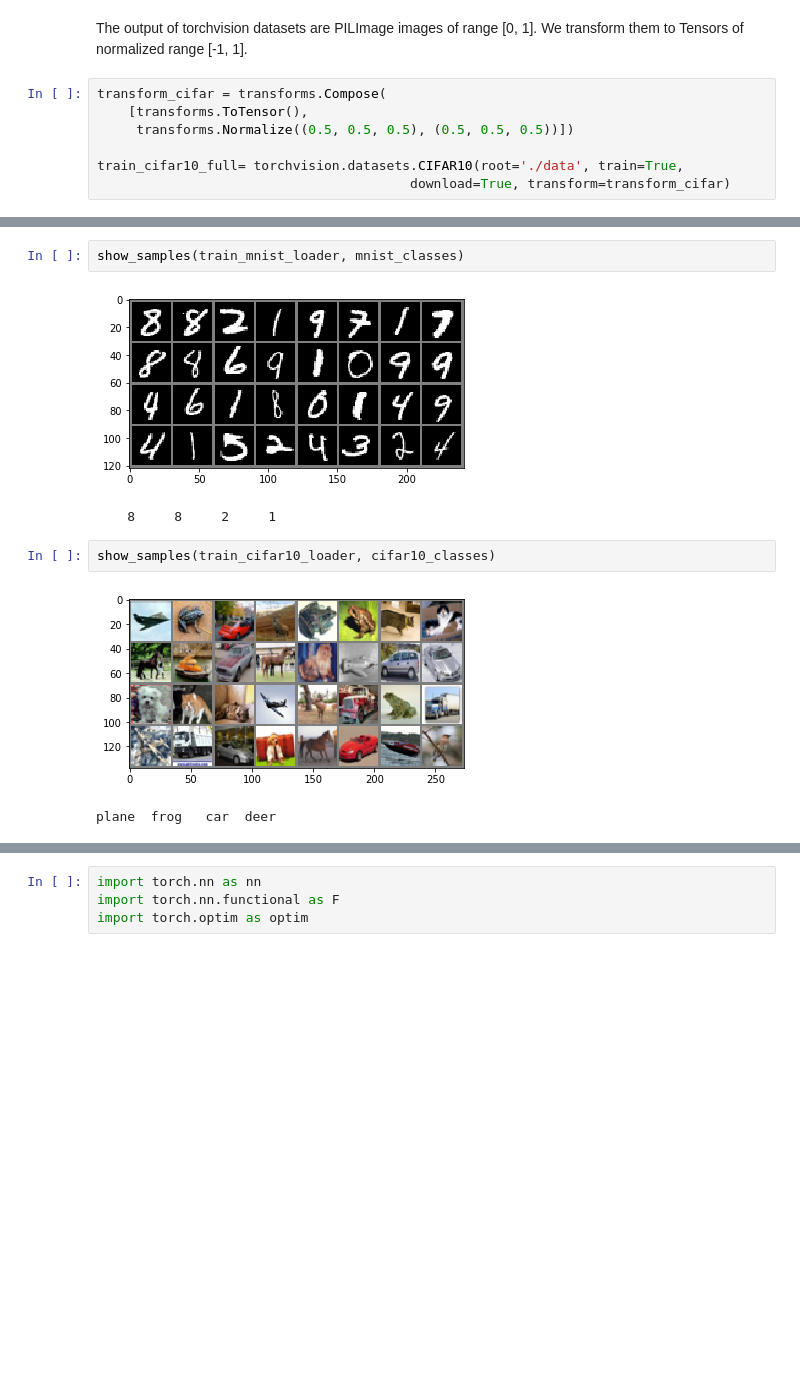
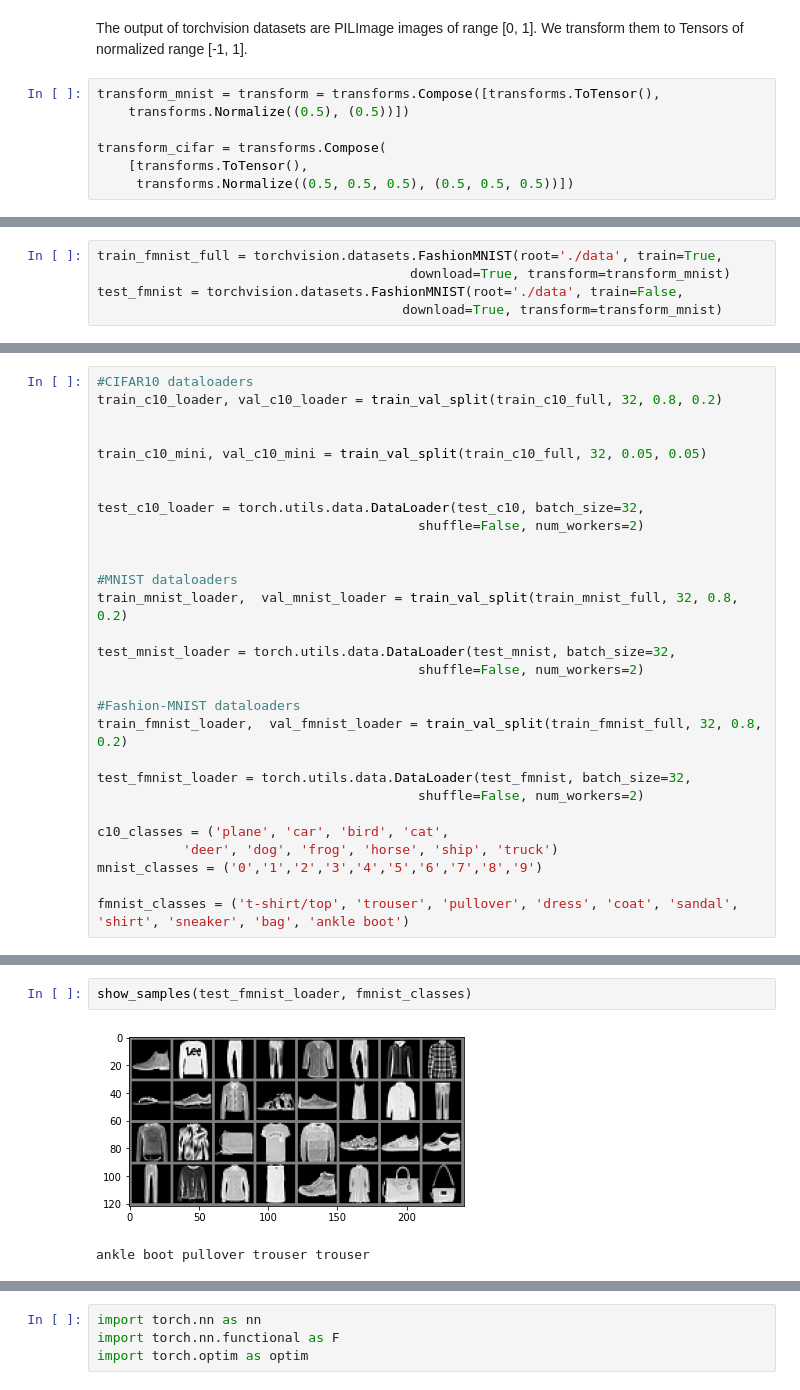
Before and after one commit to gportela8/Handwritten-Digits-Recognition, a Jupyter notebook: project_main.ipynb, the cells around one changed output, grey strips where cells are left out. Drawn from its saved outputs; the diff is of its cells as text; blank space fills up the shorter version.

Commit message:
Almost fully modular now, and threw in Fashion MNIST too

```diff
--- a/project_main.ipynb
+++ b/project_main.ipynb
@@ -12,9 +15,9 @@ import math
 The output of torchvision datasets are PILImage images of range [0, 1].
 We transform them to Tensors of normalized range [-1, 1].
 # %%
+transform_mnist = transform = transforms.Compose([transforms.ToTensor(),
+    transforms.Normalize((0.5), (0.5))])
+
 transform_cifar = transforms.Compose(
     [transforms.ToTensor(),
      transforms.Normalize((0.5, 0.5, 0.5), (0.5, 0.5, 0.5))])
-
-train_cifar10_full= torchvision.datasets.CIFAR10(root='./data', train=True,
-                                        download=True, transform=transform_cifar)
@@ -28,0 +49,5 @@ middle
+# %%
+train_fmnist_full = torchvision.datasets.FashionMNIST(root='./data', train=True,
+                                        download=True, transform=transform_mnist)
+test_fmnist = torchvision.datasets.FashionMNIST(root='./data', train=False,
+                                       download=True, transform=transform_mnist)
@@ -116 +92,30 @@ Files already downloaded and verified
+# %%
+#CIFAR10 dataloaders
+train_c10_loader, val_c10_loader = train_val_split(train_c10_full, 32, 0.8, 0.2)
+
+
+train_c10_mini, val_c10_mini = train_val_split(train_c10_full, 32, 0.05, 0.05)
+
+
+test_c10_loader = torch.utils.data.DataLoader(test_c10, batch_size=32,
+                                         shuffle=False, num_workers=2)
+
+
+#MNIST dataloaders
+train_mnist_loader,  val_mnist_loader = train_val_split(train_mnist_full, 32, 0.8, 0.2)
+
+test_mnist_loader = torch.utils.data.DataLoader(test_mnist, batch_size=32,
+                                         shuffle=False, num_workers=2)
+
+#Fashion-MNIST dataloaders
+train_fmnist_loader,  val_fmnist_loader = train_val_split(train_fmnist_full, 32, 0.8, 0.2)
+
+test_fmnist_loader = torch.utils.data.DataLoader(test_fmnist, batch_size=32,
+                                         shuffle=False, num_workers=2)
+
+c10_classes = ('plane', 'car', 'bird', 'cat',
+           'deer', 'dog', 'frog', 'horse', 'ship', 'truck')
+mnist_classes = ('0','1','2','3','4','5','6','7','8','9')
+
+fmnist_classes = ('t-shirt/top', 'trouser', 'pullover', 'dress', 'coat', 'sandal', 'shirt', 'sneaker', 'bag', 'ankle boot')
 # %%
@@ -144,13 +150,8 @@ def show_samples(dl, dl_classes):
     imshow(torchvision.utils.make_grid(images))
     # print labels
     print(' '.join('%5s' % dl_classes[labels[j]] for j in range(4)))
-# %%
-show_samples(train_mnist_loader, mnist_classes)
-# %% [output]
-[figure, removed]
-    8     8     2     1
-# %%
-show_samples(train_cifar10_loader, cifar10_classes)
-# %% [output]
-[figure, removed]
-plane  frog   car  deer
+# %%
+show_samples(test_fmnist_loader, fmnist_classes)
+# %% [output]
+[figure, added]
+ankle boot pullover trouser trouser
```
Also changed, not shown: parts of 37 cells of this notebook.
